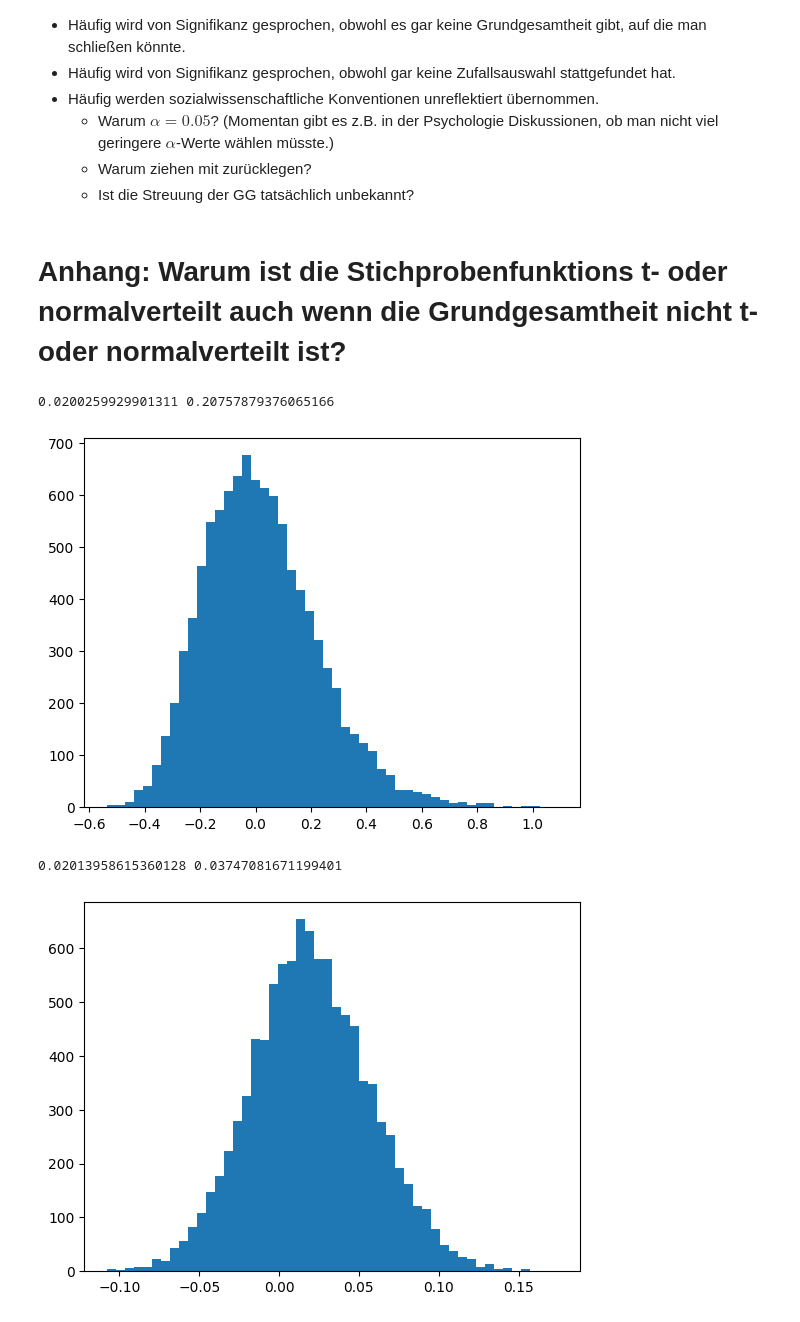
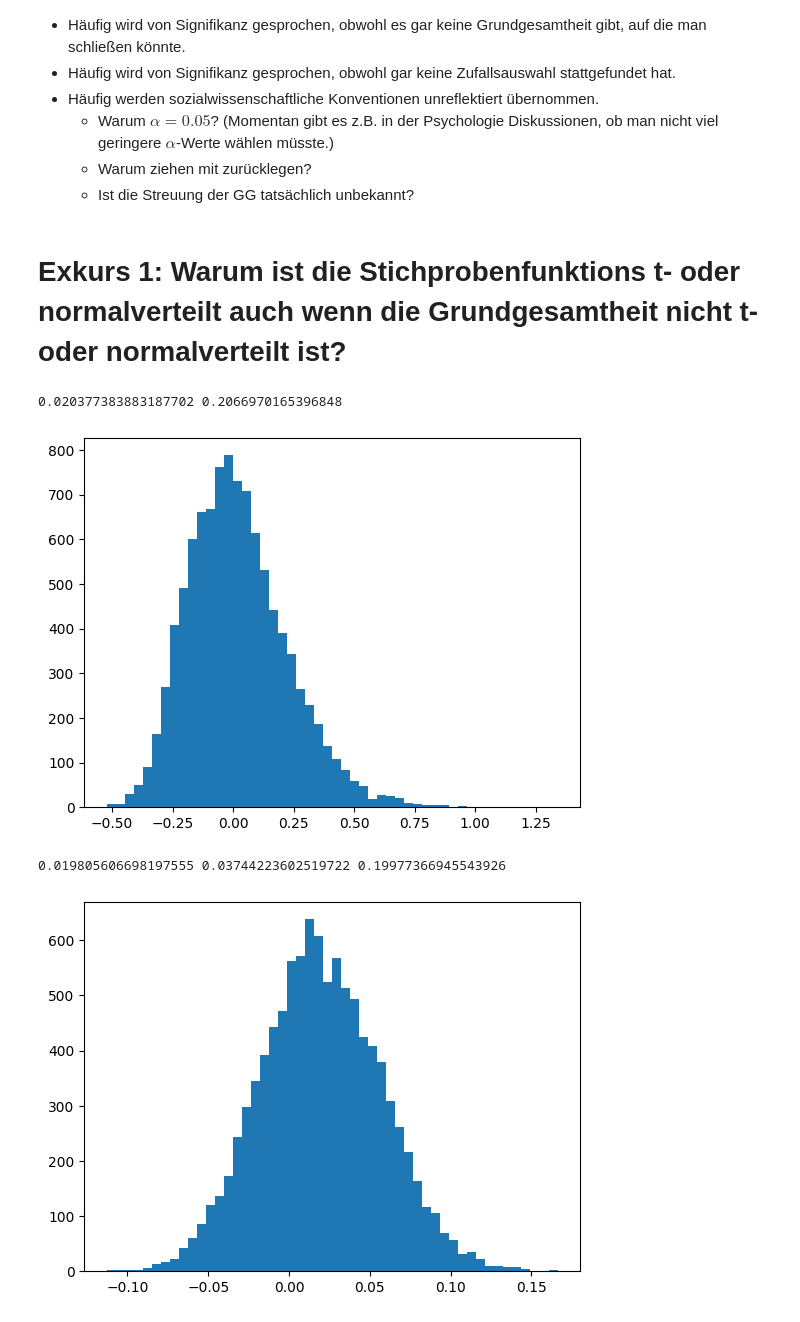
Before and after one commit to mennenoeh/intro_to_stats, a Jupyter notebook: intro_to_inference.ipynb, the cells around one changed output. Saved outputs shown, nothing was run; the diff lists cells and outputs as text; code cells hidden in the pictures.

```diff
--- a/intro_to_inference.ipynb
+++ b/intro_to_inference.ipynb
@@ -264,25 +264,27 @@ Der zentrale Punkt ist für mich, dass man sich ein paar Gedanken machen sollte,
     - Warum ziehen mit zurücklegen?
     - Ist die Streuung der GG tatsächlich unbekannt?
 # %% [markdown]
-# Anhang: Warum ist die Stichprobenfunktions t- oder normalverteilt auch wenn die Grundgesamtheit nicht t- oder normalverteilt ist?
+# Exkurs 1: Warum ist die Stichprobenfunktions t- oder normalverteilt auch wenn die Grundgesamtheit nicht t- oder normalverteilt ist?
 # %%
 # Verteilung von 10000 Datenpunkten anzeigen
 data = get_sales_change_rates_percent(n=10000)
 plt.hist(data, bins=50)
 print(np.mean(data), np.std(data))
 plt.show()
 
 # 10000 mal den Mittelwert von 30 Datenpunkten anzeigen.
 means = []
+stds = []
 for i in range(10000):
     data = get_sales_change_rates_percent(n=30)
     means.append(data.mean())
+    stds.append(data.std())
 
 plt.hist(means, bins=50)
-print(np.mean(means), np.std(means))
+print(np.mean(means), np.std(means), np.mean(stds))
 plt.show()
 # %% [output]
-0.0200259929901311 0.20757879376065166
+0.020377383883187702 0.2066970165396848
-[figure, old version]
+[figure, new version]
-0.02013958615360128 0.03747081671199401
+0.019805606698197555 0.03744223602519722 0.19977366945543926
-[figure, old version]
+[figure, new version]
```
Also changed, not shown: parts of 5 cells of this notebook.
